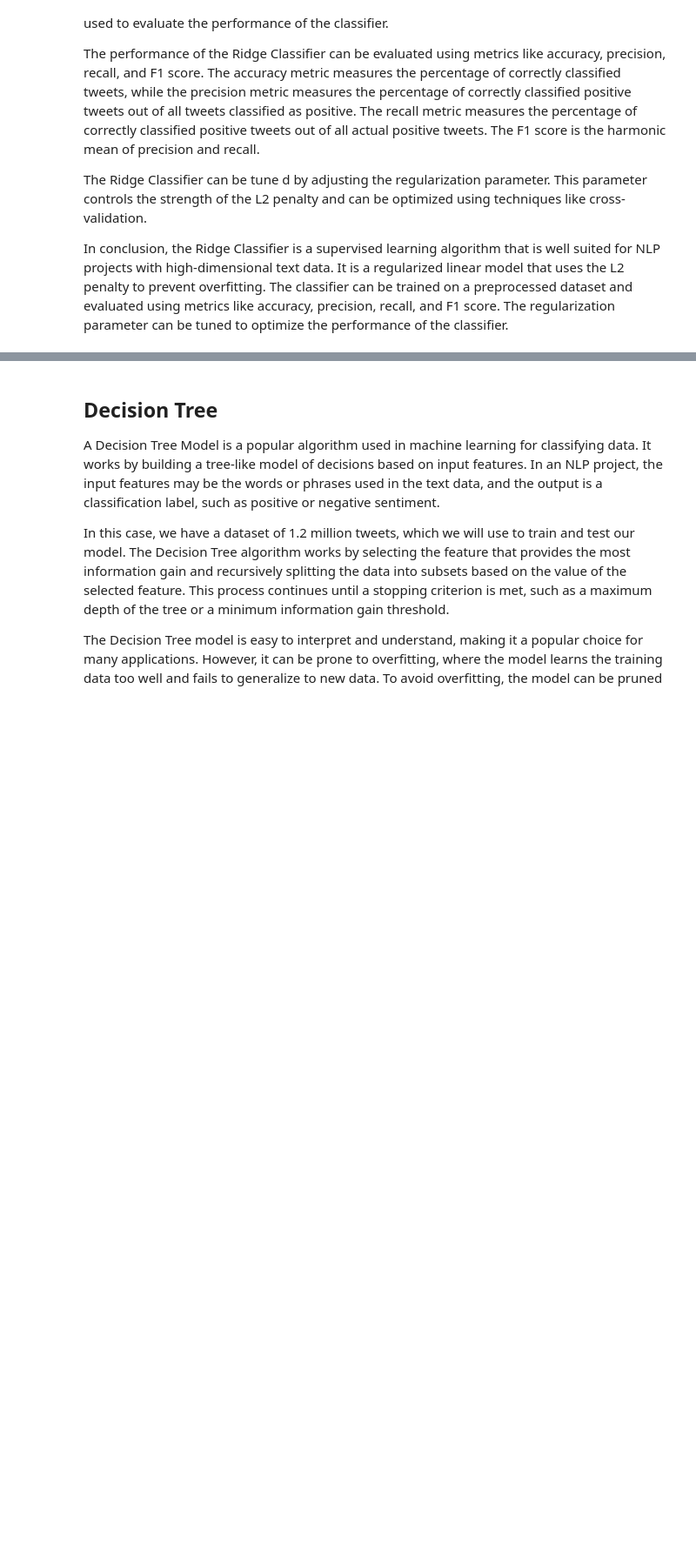
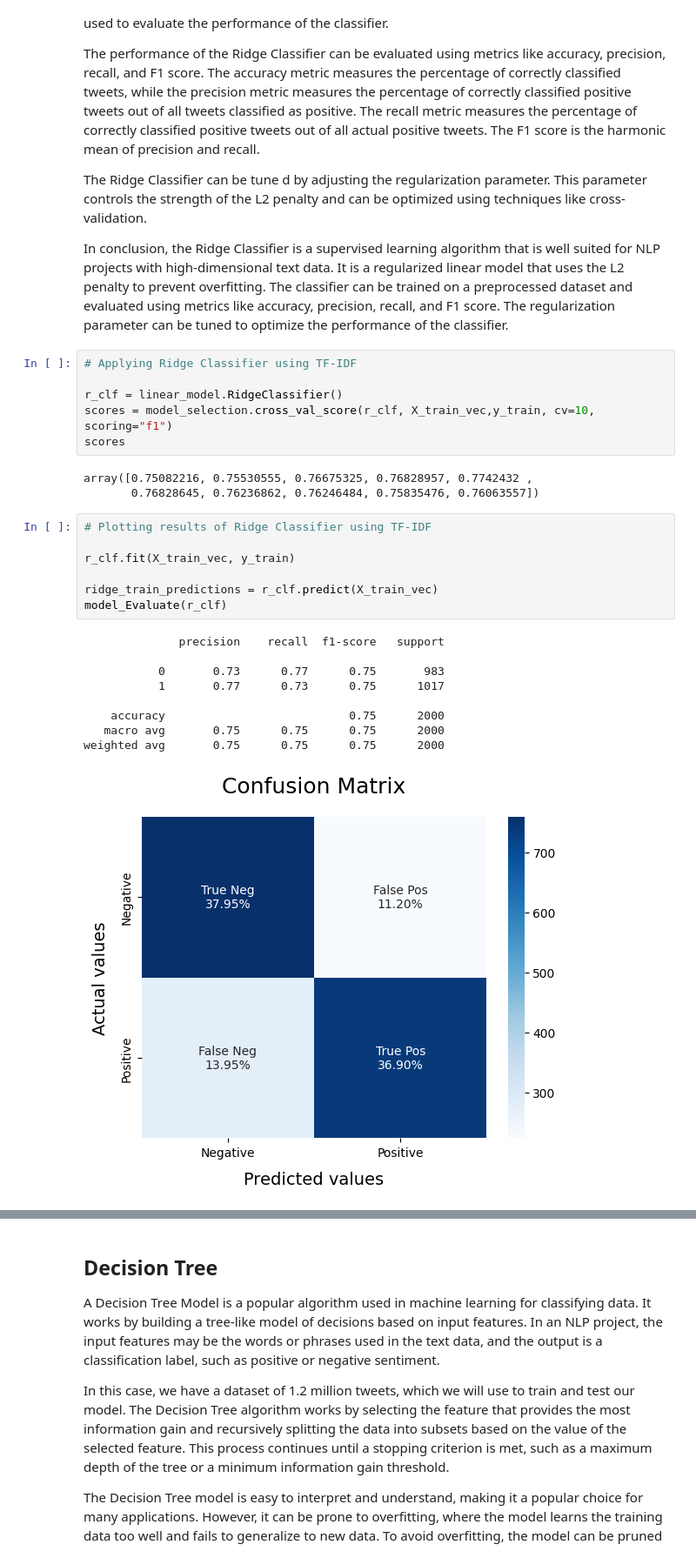
Before and after one commit to thaaoliveira1/Sentiment-Analysis-Twitter-Python, a Jupyter notebook: Report.ipynb, the cells around one changed output, grey strips where cells are left out. Shown at 87% size. Drawn from its saved outputs; the diff is of its cells as text; blank space fills up the shorter version.

```diff
--- a/Report.ipynb
+++ b/Report.ipynb
@@ -1049,3 +1049,29 @@ The Ridge Classifier can be tune
 d by adjusting the regularization parameter. This parameter controls the strength of the L2 penalty and can be optimized using techniques like cross-validation.
 
 In conclusion, the Ridge Classifier is a supervised learning algorithm that is well suited for NLP projects with high-dimensional text data. It is a regularized linear model that uses the L2 penalty to prevent overfitting. The classifier can be trained on a preprocessed dataset and evaluated using metrics like accuracy, precision, recall, and F1 score. The regularization parameter can be tuned to optimize the performance of the classifier.
+# %%
+# Applying Ridge Classifier using TF-IDF
+
+r_clf = linear_model.RidgeClassifier()
+scores = model_selection.cross_val_score(r_clf, X_train_vec,y_train, cv=10, scoring="f1")
+scores
+# %% [output]
+array([0.75082216, 0.75530555, 0.76675325, 0.76828957, 0.7742432 ,
+       0.76828645, 0.76236862, 0.76246484, 0.75835476, 0.76063557])
+# %%
+# Plotting results of Ridge Classifier using TF-IDF
+
+r_clf.fit(X_train_vec, y_train)
+
+ridge_train_predictions = r_clf.predict(X_train_vec)
+model_Evaluate(r_clf)
+# %% [output]
+              precision    recall  f1-score   support
+
+           0       0.73      0.77      0.75       983
+           1       0.77      0.73      0.75      1017
+
+    accuracy                           0.75      2000
+   macro avg       0.75      0.75      0.75      2000
+weighted avg       0.75      0.75      0.75      2000
+[figure, added]
```
Also changed, not shown: parts of 18 cells of this notebook.
